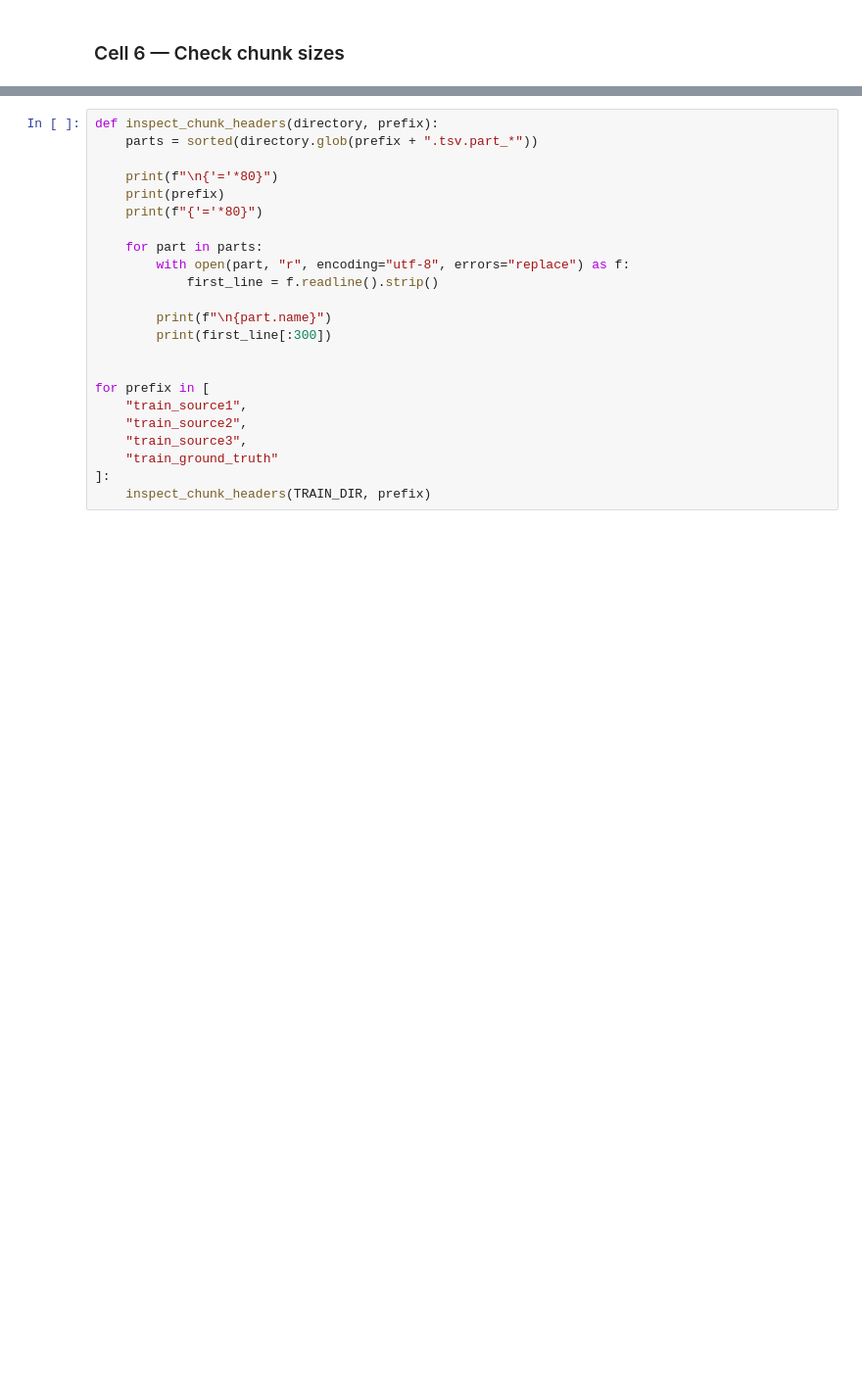
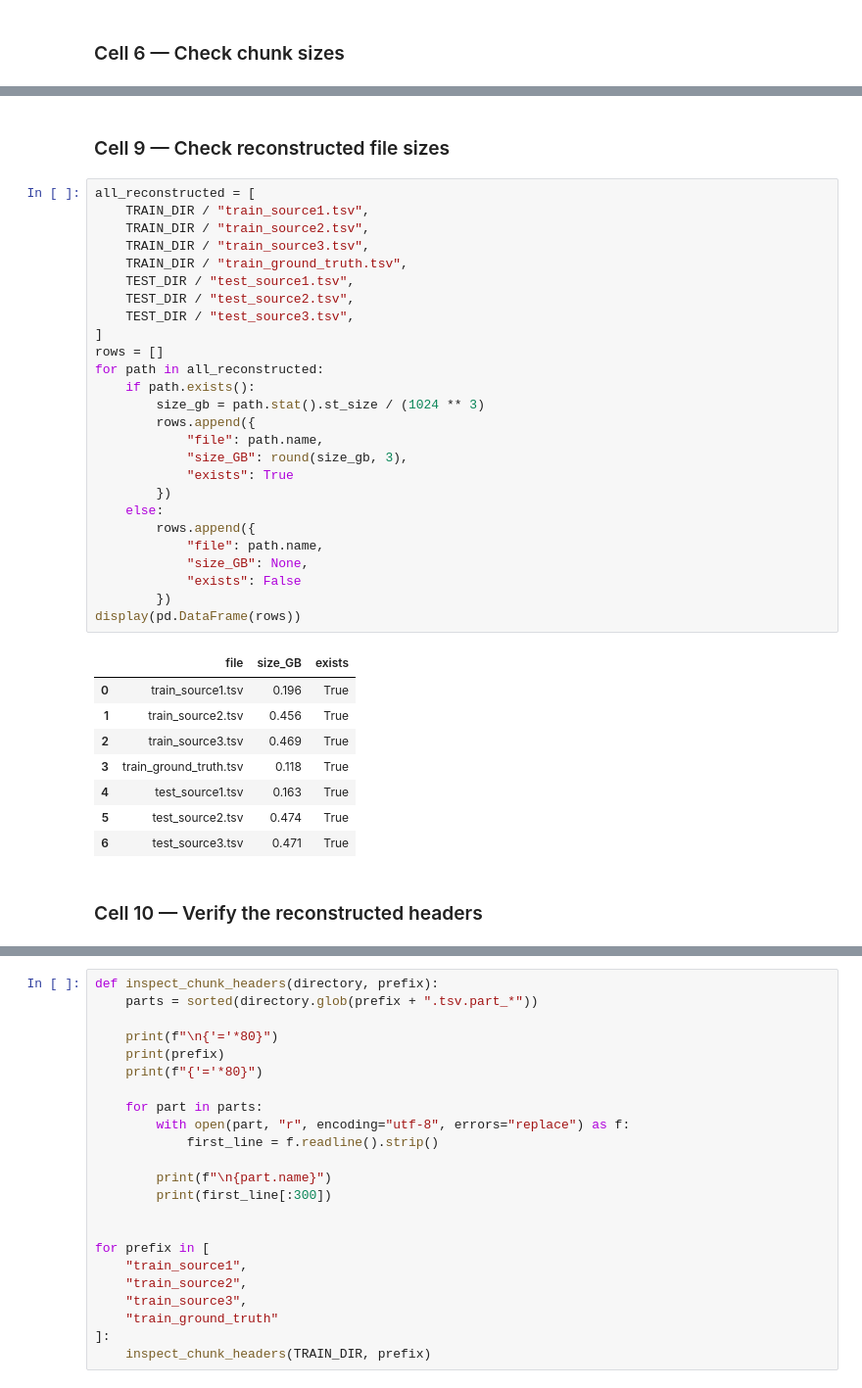
Before and after one commit to Ayushxsingh100/Amazon-ML-Challenge-2026, a Jupyter notebook: notebooks/01_data_audit.ipynb, the cells around one changed output, grey strips where cells are left out. Shown at 98% size. Drawn from its saved outputs; the diff is of its cells as text; blank space fills up the shorter version.

```diff
--- a/notebooks/01_data_audit.ipynb
+++ b/notebooks/01_data_audit.ipynb
@@ -147,0 +221,39 @@ echo "=== All data files ready! ==="
+# %% [markdown]
+### Cell 9 — Check reconstructed file sizes
+# %%
+all_reconstructed = [
+    TRAIN_DIR / "train_source1.tsv",
+    TRAIN_DIR / "train_source2.tsv",
+    TRAIN_DIR / "train_source3.tsv",
+    TRAIN_DIR / "train_ground_truth.tsv",
+    TEST_DIR / "test_source1.tsv",
+    TEST_DIR / "test_source2.tsv",
+    TEST_DIR / "test_source3.tsv",
+]
+rows = []
+for path in all_reconstructed:
+    if path.exists():
+        size_gb = path.stat().st_size / (1024 ** 3)
+        rows.append({
+            "file": path.name,
+            "size_GB": round(size_gb, 3),
+            "exists": True
+        })
+    else:
+        rows.append({
+            "file": path.name,
+            "size_GB": None,
+            "exists": False
+        })
+display(pd.DataFrame(rows))
+# %% [output]
+|  | file | size_GB | exists |
+| 0 | train_source1.tsv | 0.196 | True |
+| 1 | train_source2.tsv | 0.456 | True |
+| 2 | train_source3.tsv | 0.469 | True |
+| 3 | train_ground_truth.tsv | 0.118 | True |
+| 4 | test_source1.tsv | 0.163 | True |
+| 5 | test_source2.tsv | 0.474 | True |
+| 6 | test_source3.tsv | 0.471 | True |
+# %% [markdown]
+### Cell 10 — Verify the reconstructed headers
```
Also changed, not shown: parts of 53 cells of this notebook.
